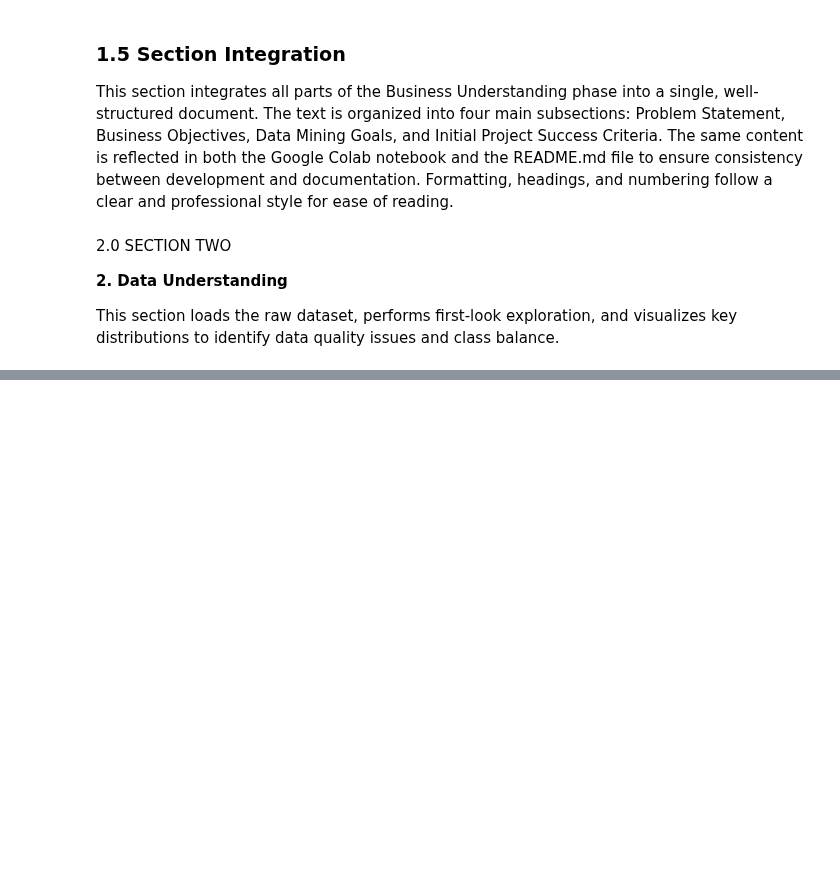
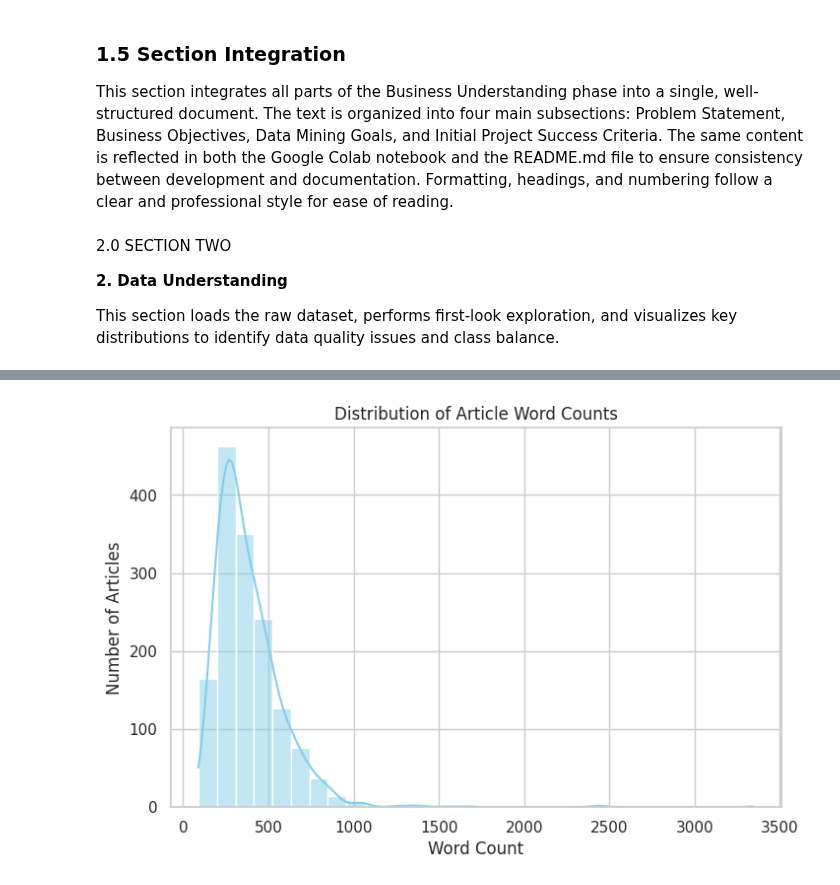
Before and after one commit to luckysiabula-bit/classification_of_domain-subject_area_reference., a Jupyter notebook: classification_of_domain_subject_area_reference.ipynb, the cells around one changed output, grey strips where cells are left out. Drawn from its saved outputs; the diff is of its cells as text; code cells hidden in the pictures; blank space fills up the shorter version.

```diff
--- a/classification_of_domain_subject_area_reference.ipynb
+++ b/classification_of_domain_subject_area_reference.ipynb
@@ -47,0 +103,3 @@ This section loads the raw dataset, performs first-look exploration, and visuali
+# %%
+df['word_count'] = df['Text'].apply(lambda x: len(str(x).split()))
+df.head()
@@ -47,0 +113,9 @@ This section loads the raw dataset, performs first-look exploration, and visuali
+# %%
+plt.figure(figsize=(8,5))
+sns.histplot(df['word_count'], bins=30, kde=True, color='skyblue')
+plt.title('Distribution of Article Word Counts')
+plt.xlabel('Word Count')
+plt.ylabel('Number of Articles')
+plt.show()
+# %% [output]
+[figure, added]
```
Also changed, not shown: parts of 5 cells of this notebook.
